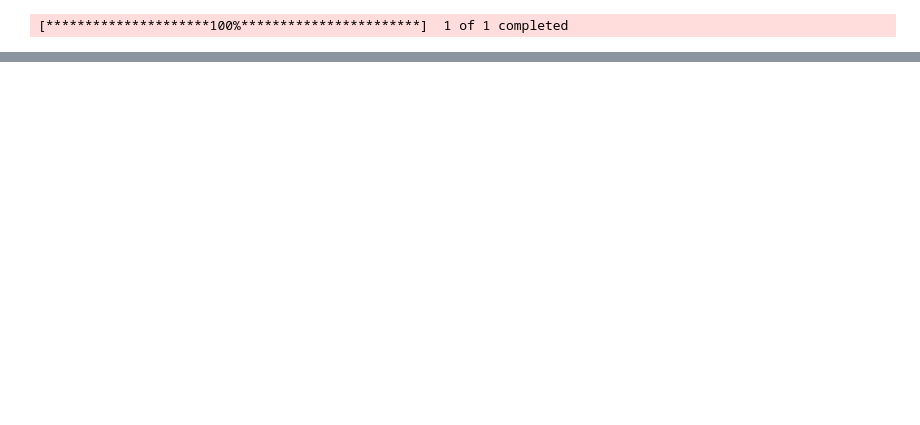
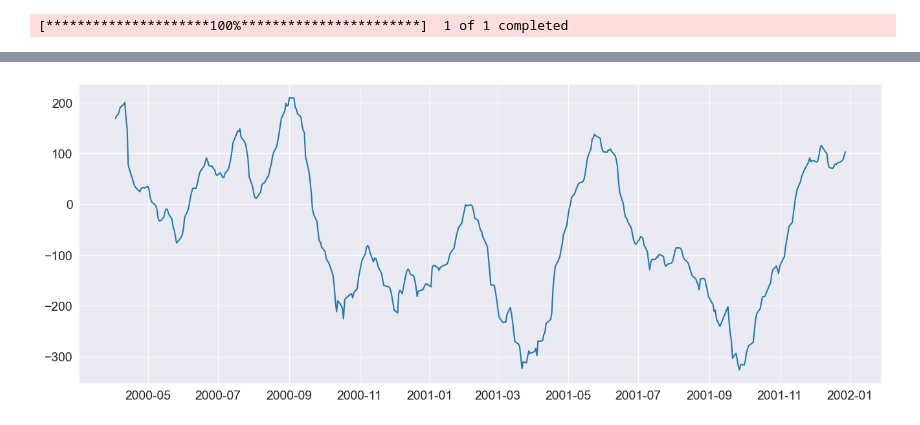
Before and after one commit to yangsu01/funance_trader, a Jupyter notebook: src/backtesting/calibration.ipynb, the cells around one changed output, grey strips where cells are left out. Saved outputs shown, nothing was run; the diff lists cells and outputs as text; code cells hidden in the pictures; blank space fills up the shorter version.

```diff
--- a/src/backtesting/calibration.ipynb
+++ b/src/backtesting/calibration.ipynb
@@ -28,0 +54,15 @@ plot_data = ewmac.get_plot_data()
+# %%
+ols_ewmac = EWMACRule(
+    16,
+    64,
+    ols_window=100
+)
+
+ols_forecasts = ols_ewmac.generate_forecasts(df)
+ols_plot_data = ols_ewmac.get_plot_data()
+ols_raw_forecasts = ols_ewmac.get_raw_forecasts()
+# %%
+plt.plot(ols_raw_forecasts)
+plt.show()
+# %% [output]
+[figure, added]
```
Also changed, not shown: parts of 16 cells of this notebook.
